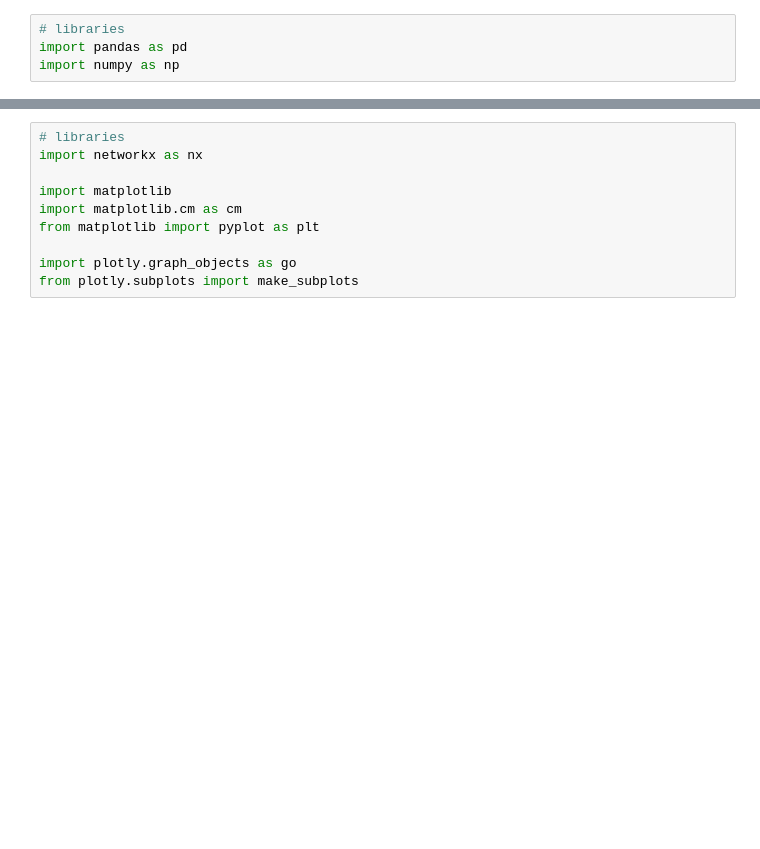
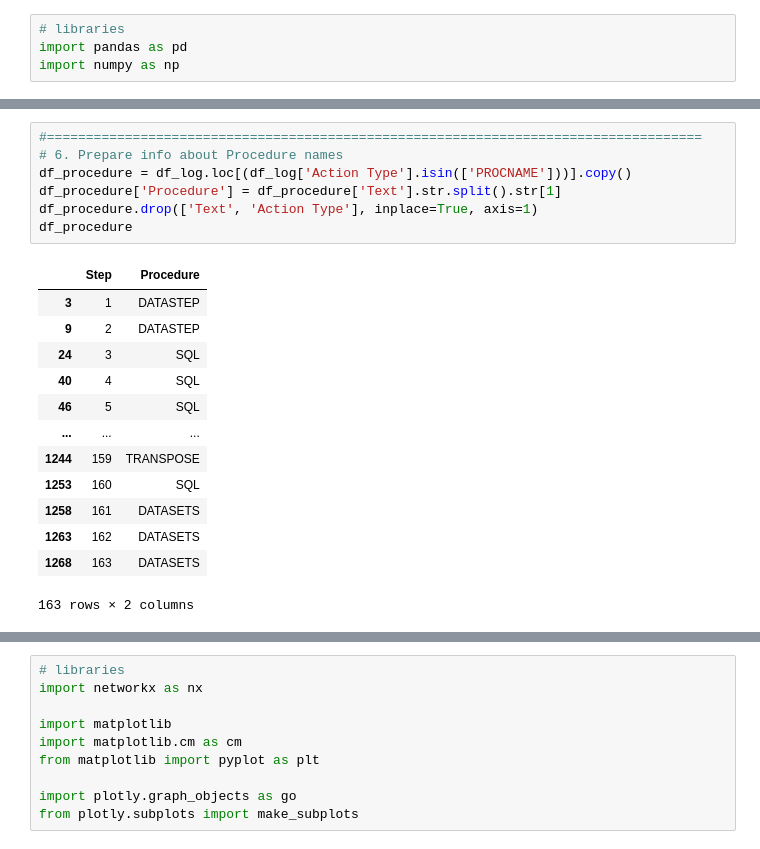
Before and after one commit to olebach/SAS-Log-Parser, a Jupyter notebook: Log parsing.ipynb, the cells around one changed output, grey strips where cells are left out. Saved outputs shown, nothing was run; the diff lists cells and outputs as text; blank space fills up the shorter version.

```diff
--- a/Log parsing.ipynb
+++ b/Log parsing.ipynb
@@ -182,0 +242,21 @@ df.to_csv('test.csv', sep = ";")
+# %%
+#====================================================================================
+# 6. Prepare info about Procedure names
+df_procedure = df_log.loc[(df_log['Action Type'].isin(['PROCNAME']))].copy()
+df_procedure['Procedure'] = df_procedure['Text'].str.split().str[1]
+df_procedure.drop(['Text', 'Action Type'], inplace=True, axis=1)
+df_procedure
+# %% [output]
+|  | Step | Procedure |
+| 3 | 1 | DATASTEP |
+| 9 | 2 | DATASTEP |
+| 24 | 3 | SQL |
+| 40 | 4 | SQL |
+| 46 | 5 | SQL |
+| ... | ... | ... |
+| 1244 | 159 | TRANSPOSE |
+| 1253 | 160 | SQL |
+| 1258 | 161 | DATASETS |
+| 1263 | 162 | DATASETS |
+| 1268 | 163 | DATASETS |
+163 rows × 2 columns
```
Also changed, not shown: parts of 20 cells of this notebook, 2 other files.
